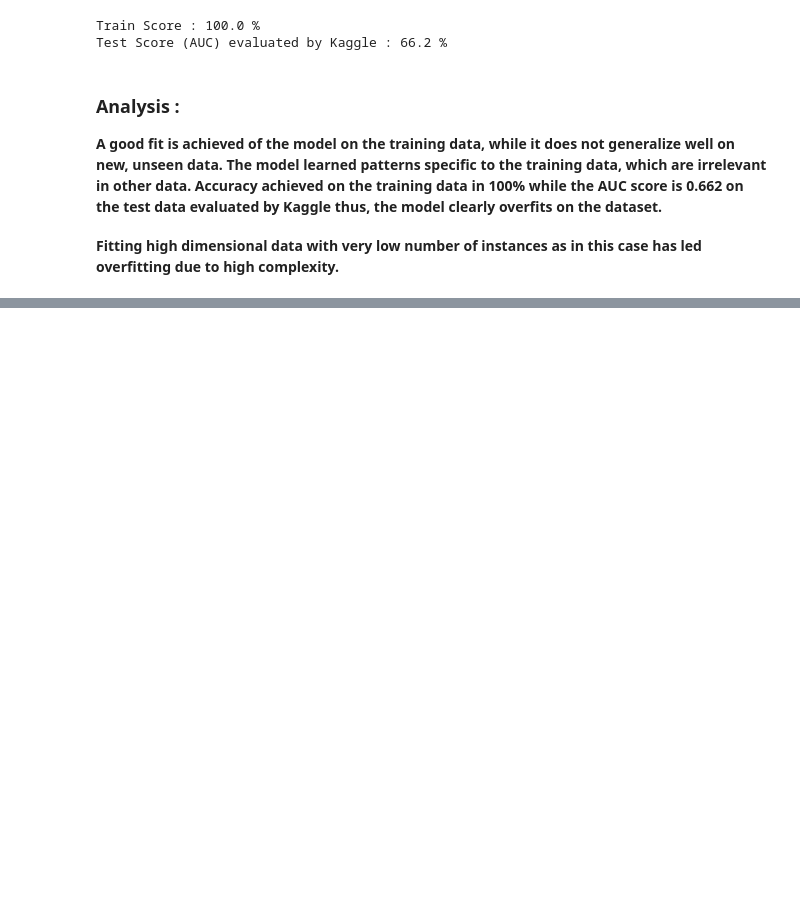
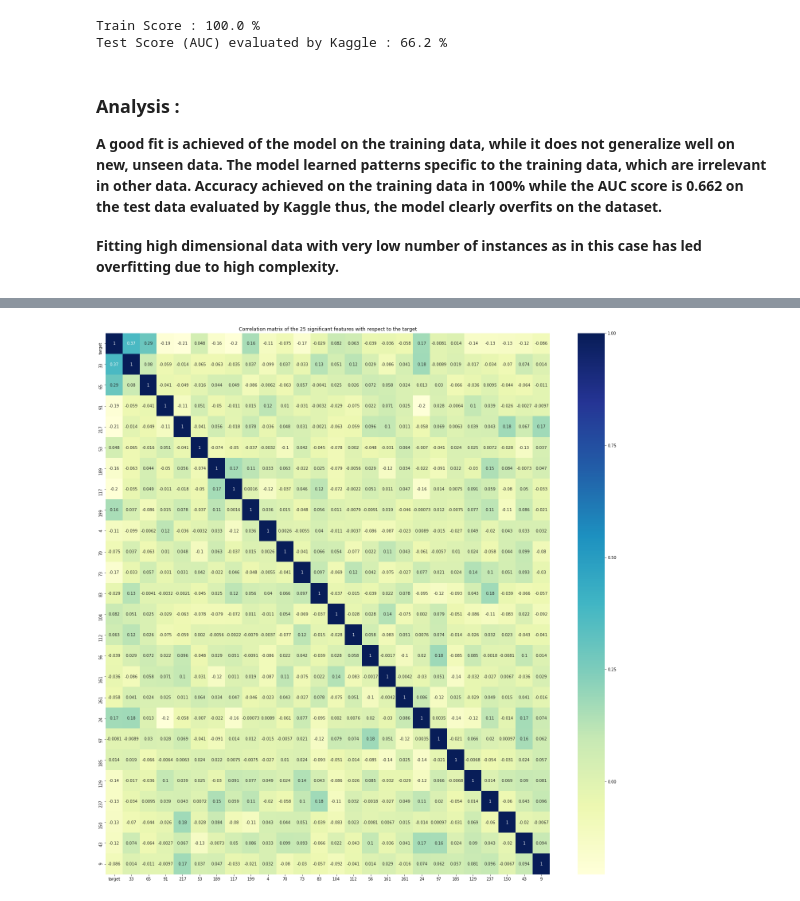
Before and after one commit to Hardik-G/Dont-OverFit, a Jupyter notebook: Exploratory Data Analysis.ipynb, the cells around one changed output, grey strips where cells are left out. Cells and saved outputs as stored; diff of their text form; code cells hidden in the pictures; blank space fills up the shorter version.

```diff
--- a/Exploratory Data Analysis.ipynb
+++ b/Exploratory Data Analysis.ipynb
@@ -142,0 +216,22 @@ Test Score (AUC) evaluated by Kaggle : 66.2 %
+# %%
+#target correlation matrix
+imp_25_feat_list = ['target']
+#List of 25 important features
+feat_list = ['33','65','91','217','53','189','117','199','4','70','73','83','104','112','56','161','261','24','97','185','129','237','150','43','9']
+imp_25_feat_list.extend(feat_list)
+#Selecting the respective feature columns
+x_feature_selected = train[imp_25_feat_list]
+#Plotting correlation matrix with respect to the target
+corrmat = x_feature_selected.corr()
+top_corr_features = corrmat.index
+plt.figure(figsize=(25,25))
+#Adding title
+plt.title("Correlation matrix of the 25 significant features with respect to the target")
+#Adding x axis label
+plt.xlabel("Features")
+#Adding y axis label
+plt.ylabel("Features")
+#Plot heat map
+g=sns.heatmap(train[top_corr_features].corr(),annot=True,cmap="YlGnBu") #RdYlGn
+# %% [output]
+[figure, added]
```
Also changed, not shown: parts of 8 cells of this notebook.
